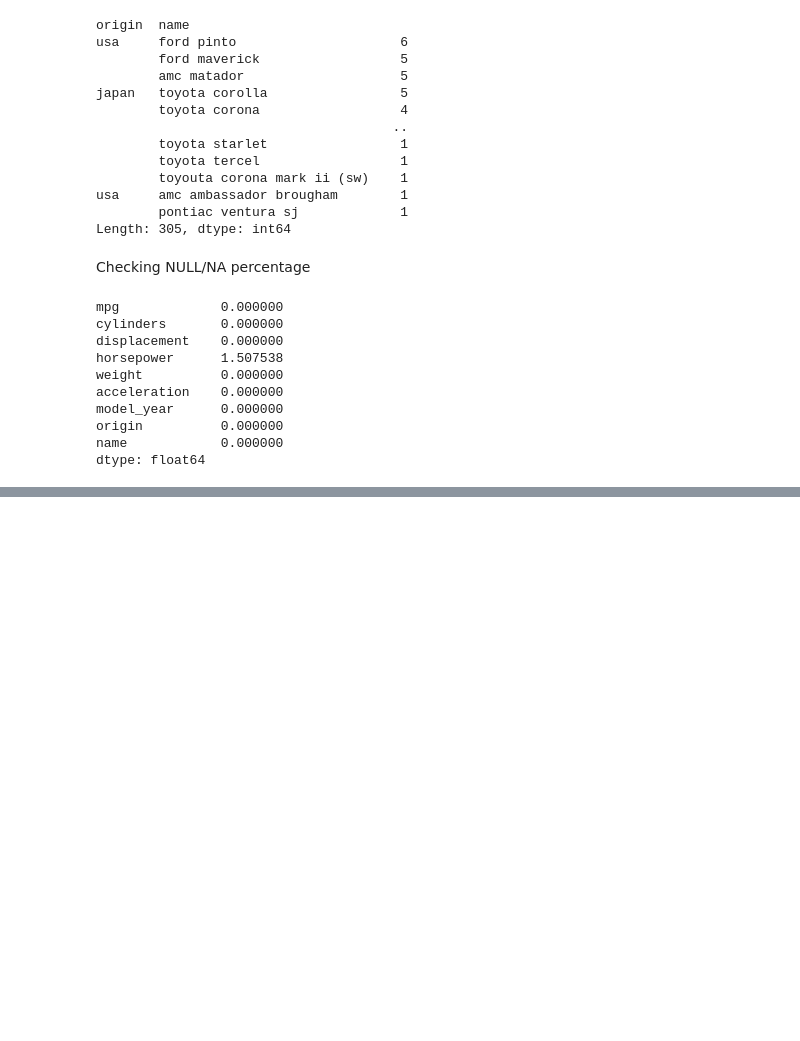
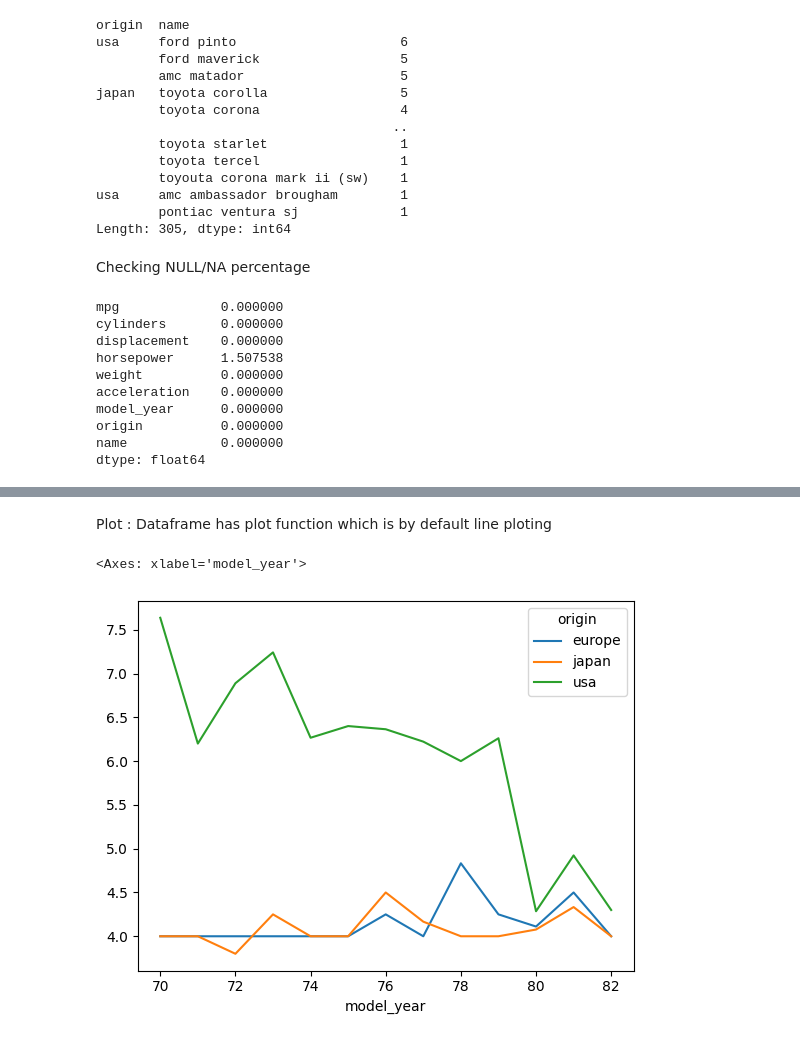
Before and after one commit to thekaif7/exploratory_data_analysis, a Jupyter notebook: EDA_1.ipynb, the cells around one changed output, grey strips where cells are left out. Drawn from its saved outputs; the diff is of its cells as text; code cells hidden in the pictures; blank space fills up the shorter version.

```diff
--- a/EDA_1.ipynb
+++ b/EDA_1.ipynb
@@ -129,0 +270,7 @@ dtype: float64
+# %% [markdown]
+Plot : Dataframe has plot function which is by default line ploting
+# %%
+mpg.groupby(['model_year','origin']).cylinders.mean().unstack(level = 1).plot()
+# %% [output]
+<Axes: xlabel='model_year'>
+[figure, added]
```
Also changed, not shown: parts of 17 cells of this notebook.
